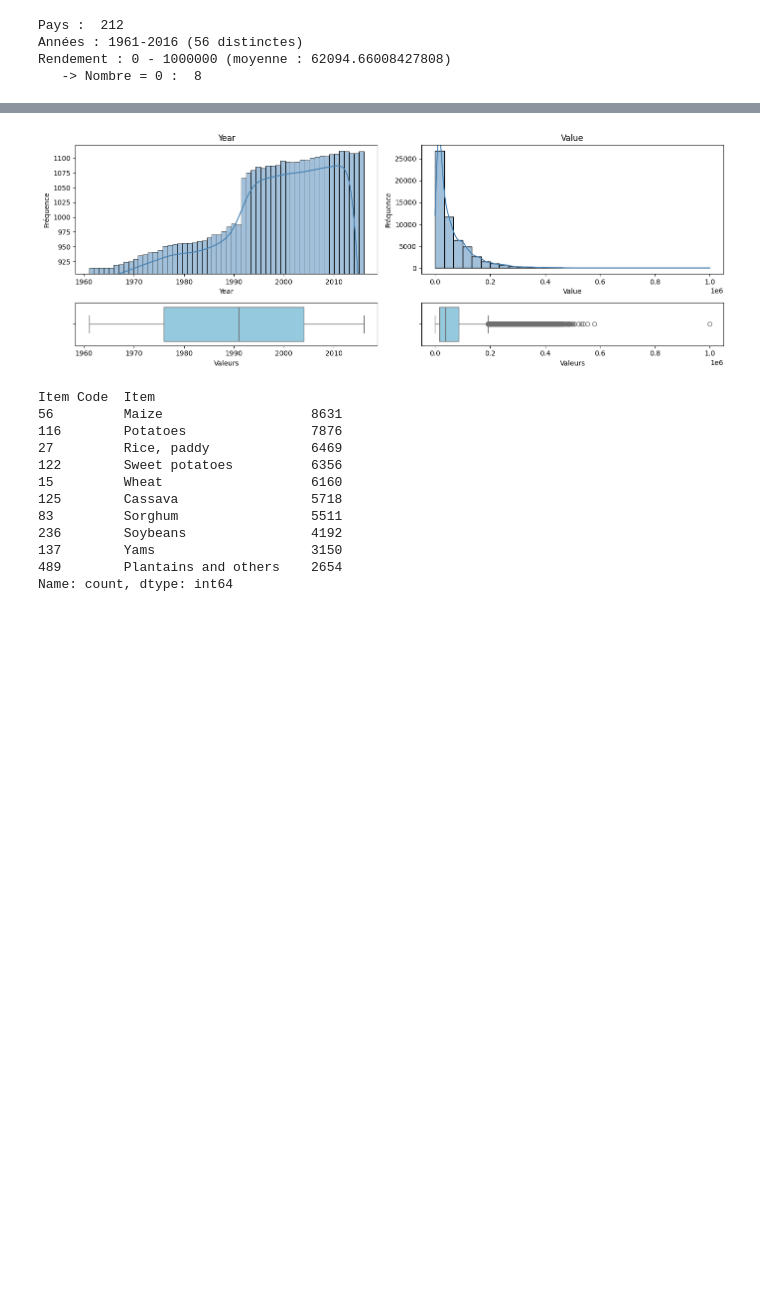
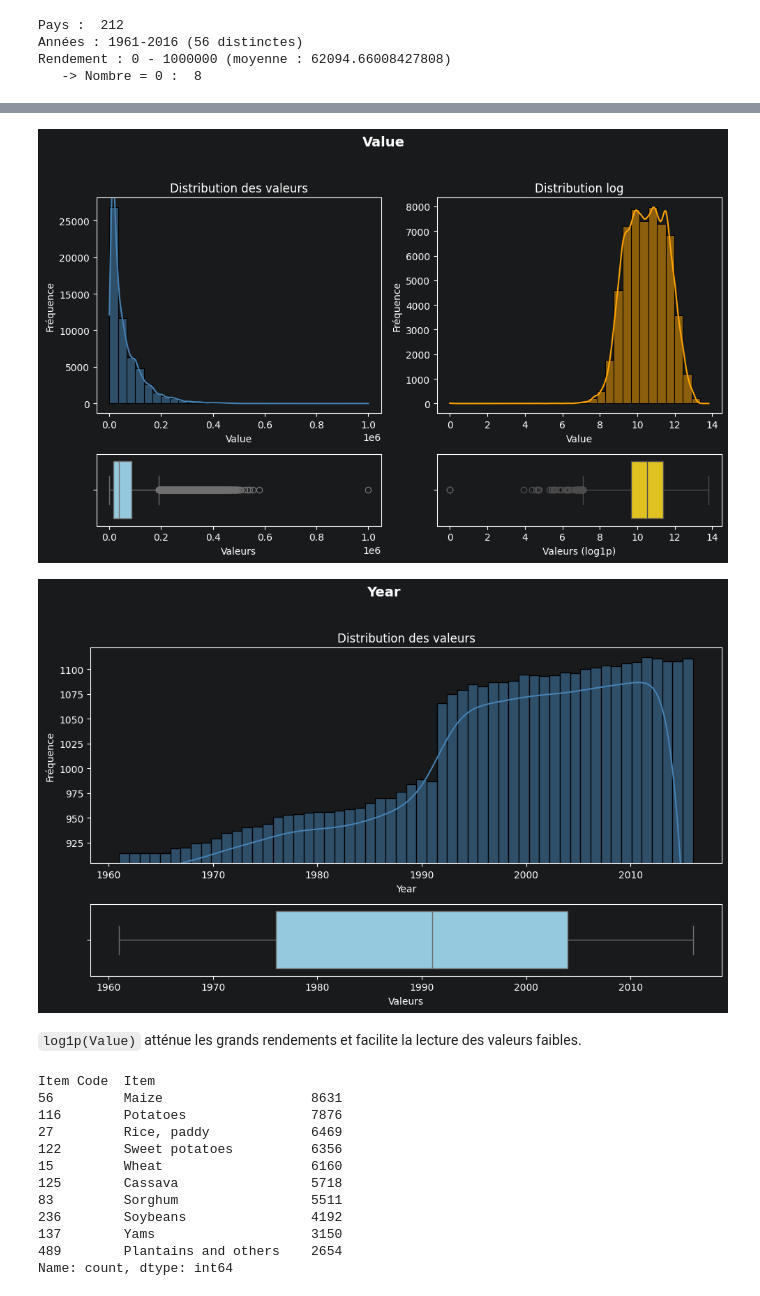
Before and after one commit to justinetct/oc_project12_agritech, a Jupyter notebook: notebooks/03_eda_crop_yield_prediction.ipynb, the cells around one changed output, grey strips where cells are left out. Saved outputs shown, nothing was run; the diff lists cells and outputs as text; code cells hidden in the pictures; blank space fills up the shorter version.

```diff
--- a/notebooks/03_eda_crop_yield_prediction.ipynb
+++ b/notebooks/03_eda_crop_yield_prediction.ipynb
@@ -506,7 +542,11 @@ utils.plot_pies(df_yield, ["Item"])
 # %%
-utils.plot_distribs(df_yield, ["Year", "Value"], bins={"Year": df_yield["Year"].nunique()})
+utils.plot_distrib(df_yield, "Value", do_log=True)
+utils.plot_distrib(df_yield, "Year", bins=df_yield["Year"].nunique())
 # %% [output]
-[figure, old version]
+[figure, new version]
+[figure, added]
+# %% [markdown]
+`log1p(Value)` atténue les grands rendements et facilite la lecture des valeurs faibles.
 # %%
 df_yield[["Item Code","Item"]].value_counts()
 # %% [output]
```
Also changed, not shown: parts of 54 cells of this notebook, 7 other files.
